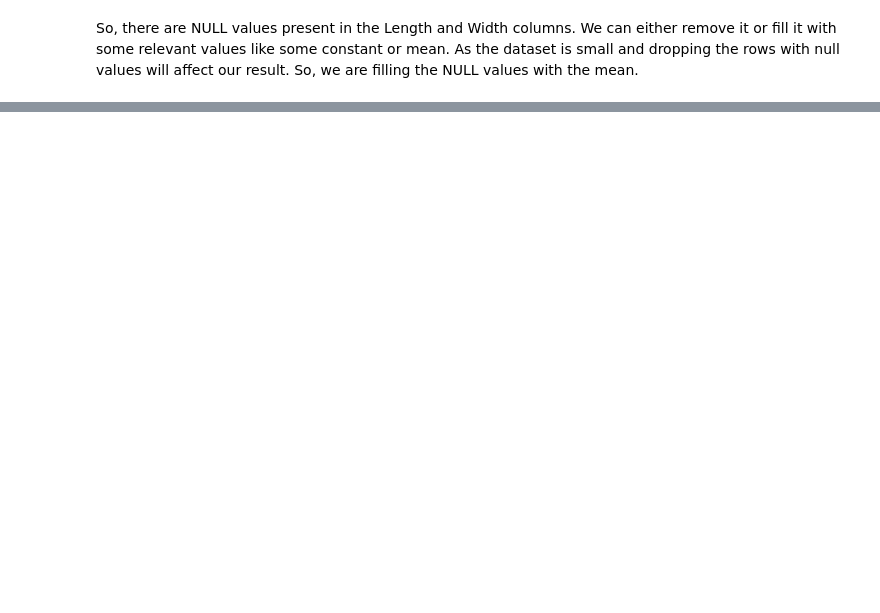
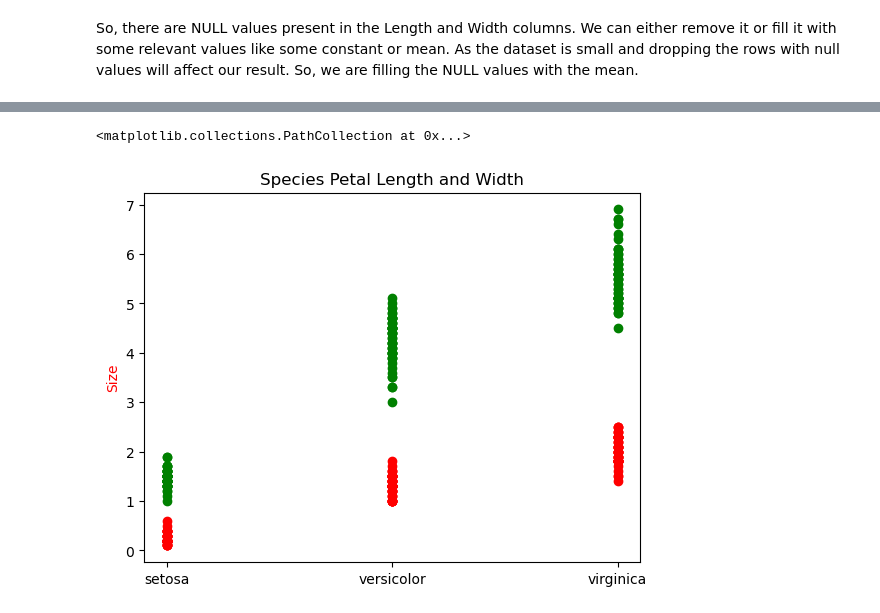
Before and after one commit to Er-Nikhil-code/DATA_ANALYSIS, a Jupyter notebook: iris_DataAnalysis.ipynb, the cells around one changed output, grey strips where cells are left out. Drawn from its saved outputs; the diff is of its cells as text; code cells hidden in the pictures; blank space fills up the shorter version.

Commit message:
intoduced visualization with matplotlib

```diff
--- a/iris_DataAnalysis.ipynb
+++ b/iris_DataAnalysis.ipynb
@@ -83,3 +80,5 @@ Petal.Length    0
 Petal.Width     0
 Species         0
 dtype: int64
+# %%
+iris_df.rename(columns = {'' : 'S.No'}, inplace=True)
@@ -85,0 +102,8 @@ dtype: int64
+# %%
+plt.title("Species Petal Length and Width")
+plt.ylabel('Size', color='red')
+plt.scatter(x=iris_df["Species"], y=iris_df["Petal.Length"], color="green")
+plt.scatter(x=iris_df['Species'],y=iris_df['Petal.Width'], color = 'red')
+# %% [output]
+<matplotlib.collections.PathCollection at 0x...>
+[figure, added]
```
Also changed, not shown: parts of 11 cells of this notebook.
